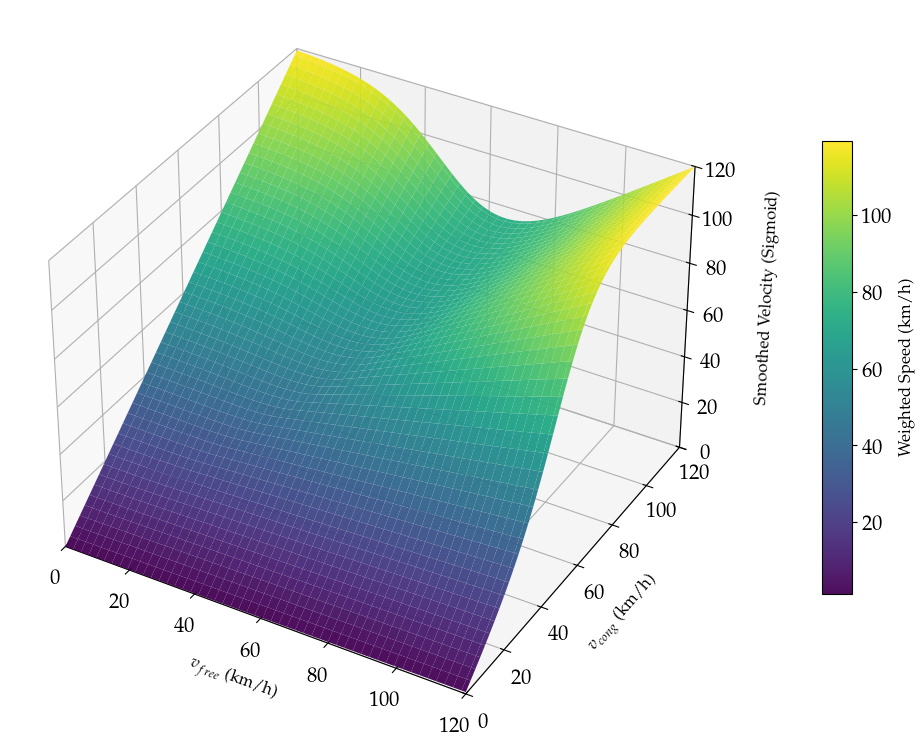
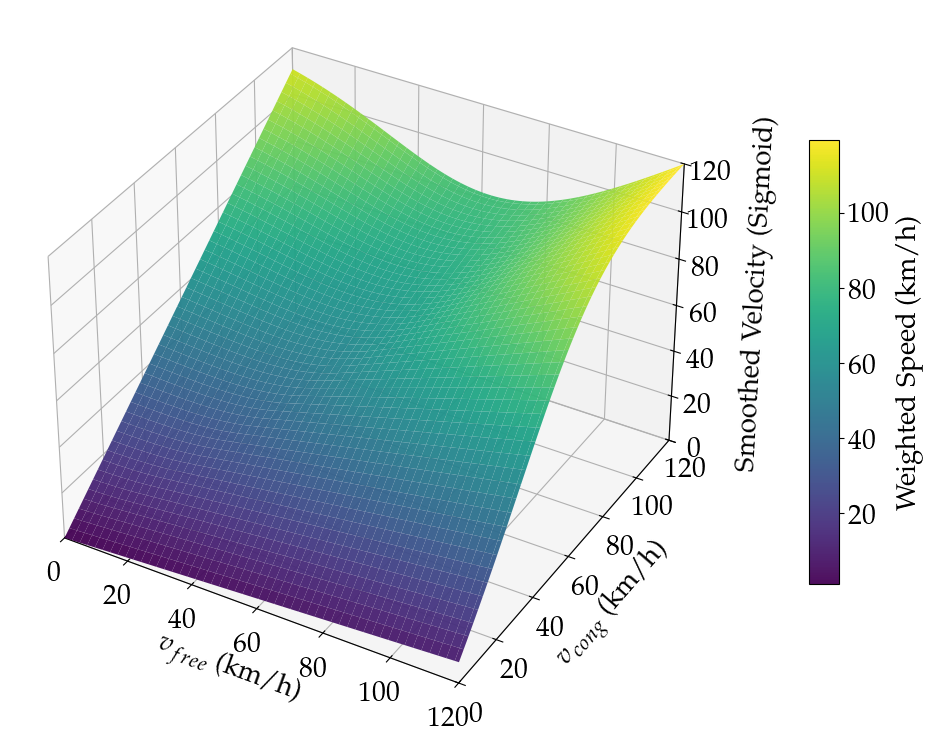
The notebook cell's code change between the first figure and the second:
--- before
+++ after
@@ -9,5 +9,5 @@
 # 2. Parameters
 V_c = 50.0  # Critical velocity (km/h)
-dV = 10.0   # Transition width
+dV = 20.0   # Transition width
 
 # 3. Calculate 'w' using the SIGMOID function
@@ -31,7 +31,7 @@
                        edgecolor='none', alpha=0.95, antialiased=True)
 
-ax.set_xlabel(r'$v_{free}$ (km/h)', fontsize=12, labelpad=10)
-ax.set_ylabel(r'$v_{cong}$ (km/h)', fontsize=12, labelpad=10)
-ax.set_zlabel(r'Smoothed Velocity (Sigmoid)', fontsize=12, labelpad=15, rotation=90)
+ax.set_xlabel(r'$v_{free}$ (km/h)', fontsize=20, labelpad=10)
+ax.set_ylabel(r'$v_{cong}$ (km/h)', fontsize=20, labelpad=10)
+ax.set_zlabel(r'Smoothed Velocity (Sigmoid)', fontsize=20, labelpad=15, rotation=90)
 # ax.set_title('ASM Weighting using Sigmoid Function', fontsize=14)
 
@@ -41,5 +41,5 @@
 
 cbar = fig.colorbar(surf, ax=ax, shrink=0.6, aspect=15, pad=0.1)
-cbar.set_label(r'Weighted Speed (km/h)', fontsize=12)
+cbar.set_label(r'Weighted Speed (km/h)', fontsize=20)
 
 ax.view_init(elev=35, azim=-60)

Commit: Update